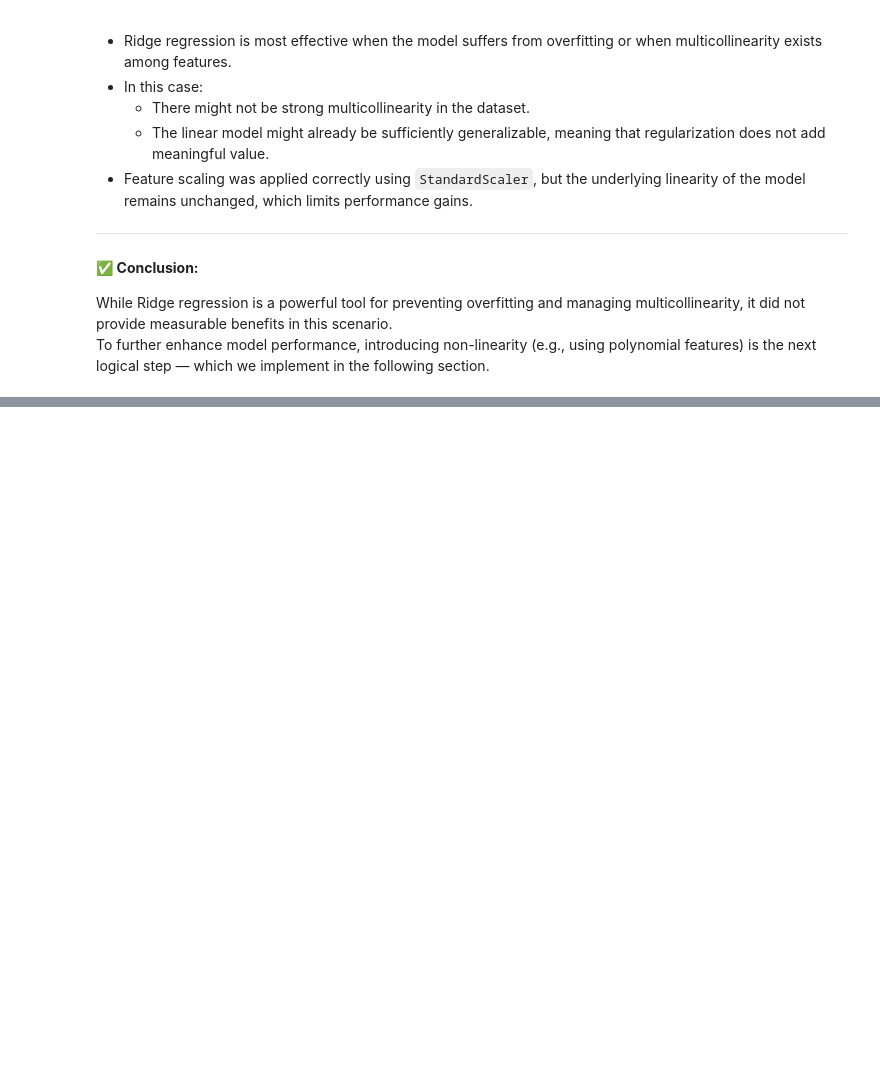
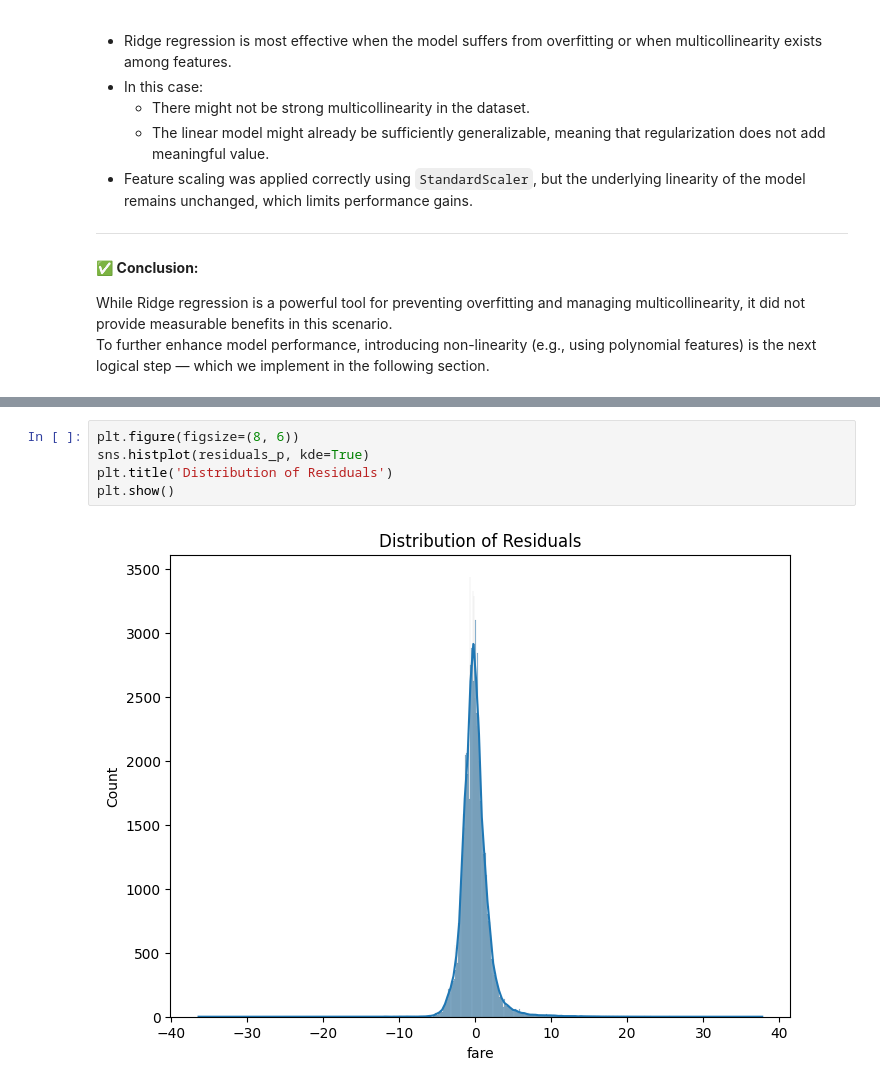
Before and after one commit to Mahir-Uddin0/Uber-Fare-Prediction, a Jupyter notebook: Notebooks/Fare prediction.ipynb, the cells around one changed output, grey strips where cells are left out. Cells and saved outputs as stored; diff of their text form; blank space fills up the shorter version.

```diff
--- a/Notebooks/Fare prediction.ipynb
+++ b/Notebooks/Fare prediction.ipynb
@@ -344,0 +403,7 @@ To further enhance model performance, introducing non-linearity (e.g., using pol
+# %%
+plt.figure(figsize=(8, 6))
+sns.histplot(residuals_p, kde=True)
+plt.title('Distribution of Residuals')
+plt.show()
+# %% [output]
+[figure, added]
```
Also changed, not shown: parts of 10 cells of this notebook.
